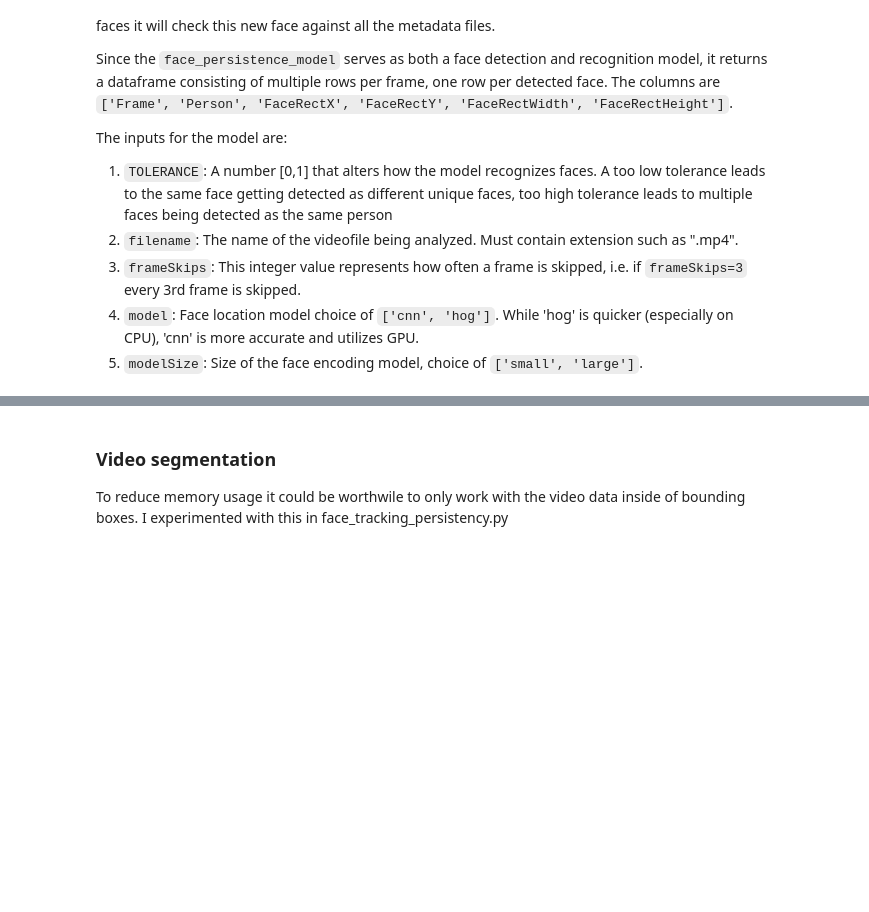
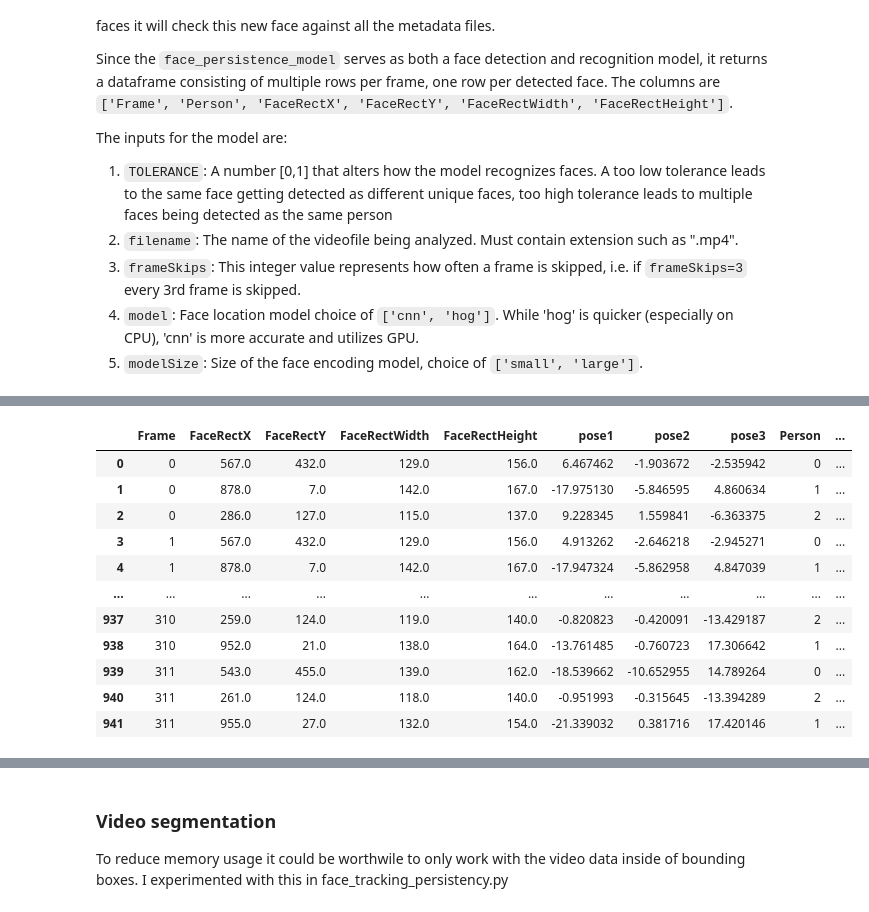
Before and after one commit to ramon284/Interest-predictor, a Jupyter notebook: pipeline.ipynb, the cells around one changed output, grey strips where cells are left out. Cells and saved outputs as stored; diff of their text form; code cells hidden in the pictures; blank space fills up the shorter version.

Commit message:
Decoupled face_detection model, added (broken) resizer

```diff
--- a/pipeline.ipynb
+++ b/pipeline.ipynb
@@ -183,10 +182,13 @@ The inputs for the model are:
 5. `modelSize`: Size of the face encoding model, choice of `['small', 'large']`.
 # %%
 from Models.tracking_persistence.face_tracking_persistence import face_persistence_model
+from Models.face_detection.face_detection import face_detector
+
+face_detector_model = face_detector(filename='Video2_Trim_Trim.mp4', detection_threshold=0.25,)
+output = face_detector_model.runModel()
 face_tracker = face_persistence_model(TOLERANCE=0.6, filename='Video2_Trim_Trim.mp4', model='cnn', modelSize='large')
-#initialDF = face_tracker.runDetection()
-initialDF = face_tracker.runDetectionTrackOnly(mydf, True)
-face_tracker.saveCSV(initialDF)
+output = face_tracker.runDetectionTrackOnly(output, True)
+face_tracker.saveCSV(output)
 # %% [output]
 Video loaded? :  True
     Frame  FaceRectX  FaceRectY  FaceRectWidth  FaceRectHeight      pose1  \
@@ -212,0 +210,76 @@ initialDF
+# %%
+import cv2
+df = output.copy(deep=True)
+
+## THE PROBLEM HERE IS THAT THE LOWEST BOX IS NOT THE BIGGEST BOX
+## SO IT GOES OUT OF BOUNDS WHEN CALCULATING bottom
+
+df['bottom'] = df['FaceRectY'] + df['FaceRectHeight']
+df['right']  = df['FaceRectX'] + df['FaceRectWidth']
+
+lowestPerson = df['bottom'].max()
+lowestPerson = df.loc[df['bottom'] == lowestPerson, 'Person'].iloc[0]
+lowest_df = df[df['Person'] == lowestPerson].reset_index(drop=True)
+sum_cols = ['FaceRectY', 'FaceRectHeight']
+lowest = int(lowest_df[sum_cols].sum(axis=1).max())
+print(lowest)
+
+rightMostPerson = df['FaceRectX'].max()
+rightMostPerson = df.loc[df['FaceRectX'] == rightMostPerson, 'Person'].iloc[0]
+rightMost_df = df[df['Person'] == rightMostPerson].reset_index(drop=True)
+sum_cols = ['FaceRectX', 'FaceRectWidth']
+rightMostMax = int(rightMost_df[sum_cols].sum(axis=1).max())
+del rightMostPerson
+del rightMost_df
+
+# Find the extreme bounding box coordinates
+left = int(df['FaceRectX'].min())
+right = rightMostMax
+top = int(lowest_df['FaceRectY'].min())
+bottom = lowest
+
+# Open the video file
+video_file = 'Data/Video/Video2_Trim_Trim.mp4'
+cap = cv2.VideoCapture(video_file)
+
+# Get video properties
+fps = int(cap.get(cv2.CAP_PROP_FPS))
+top = max(0, top)
+frame_height = int(cap.get(cv2.CAP_PROP_FRAME_HEIGHT))
+bottom = min(frame_height, bottom)
+width = int(right - left)
+height = int(bottom - top)
+
+# Create a VideoWriter to save the cropped video
+
+fourcc = cv2.VideoWriter_fourcc(*'mp4v')  # You can use other codecs, like 'XVID' for .avi files
+output_video = 'output_video.mp4'
+out = cv2.VideoWriter(output_video, fourcc, fps, (width, height))
+
+while cap.isOpened():
+    ret, frame = cap.read()
+    if not ret:
+        break
+
+    # Crop the frame
+
+    cropped_frame = frame[top:bottom, left:right]
+    # Save the cropped frame to the new video file
+    out.write(cropped_frame)
+
+    # Display the cropped frame (optional)
+    cv2.imshow('Cropped Frame', cropped_frame)
+    if cv2.waitKey(int(1000 / fps)) & 0xFF == ord('q'):
+        break
+
+cap.release()
+out.release()
+cv2.destroyAllWindows()
+
+# df['FaceRectX'] = df['FaceRectX'] - left
+# df['FaceRectY'] = df['FaceRectY'] - top
+
+# Save the updated DataFrame to a new CSV file
+df.to_csv('updated_dataframe.csv', index=False)
+df
+# %% [output]
@@ -212,0 +287,12 @@ initialDF
+|  | Frame | FaceRectX | FaceRectY | FaceRectWidth | FaceRectHeight | pose1 | pose2 | pose3 | Person | ... |
+| 0 | 0 | 567.0 | 432.0 | 129.0 | 156.0 | 6.467462 | -1.903672 | -2.535942 | 0 | ... |
+| 1 | 0 | 878.0 | 7.0 | 142.0 | 167.0 | -17.975130 | -5.846595 | 4.860634 | 1 | ... |
+| 2 | 0 | 286.0 | 127.0 | 115.0 | 137.0 | 9.228345 | 1.559841 | -6.363375 | 2 | ... |
+| 3 | 1 | 567.0 | 432.0 | 129.0 | 156.0 | 4.913262 | -2.646218 | -2.945271 | 0 | ... |
+| 4 | 1 | 878.0 | 7.0 | 142.0 | 167.0 | -17.947324 | -5.862958 | 4.847039 | 1 | ... |
+| ... | ... | ... | ... | ... | ... | ... | ... | ... | ... | ... |
+| 937 | 310 | 259.0 | 124.0 | 119.0 | 140.0 | -0.820823 | -0.420091 | -13.429187 | 2 | ... |
+| 938 | 310 | 952.0 | 21.0 | 138.0 | 164.0 | -13.761485 | -0.760723 | 17.306642 | 1 | ... |
+| 939 | 311 | 543.0 | 455.0 | 139.0 | 162.0 | -18.539662 | -10.652955 | 14.789264 | 0 | ... |
+| 940 | 311 | 261.0 | 124.0 | 118.0 | 140.0 | -0.951993 | -0.315645 | -13.394289 | 2 | ... |
+| 941 | 311 | 955.0 | 27.0 | 132.0 | 154.0 | -21.339032 | 0.381716 | 17.420146 | 1 | ... |
```
Also changed, not shown: parts of 4 cells of this notebook, 1 other file.
